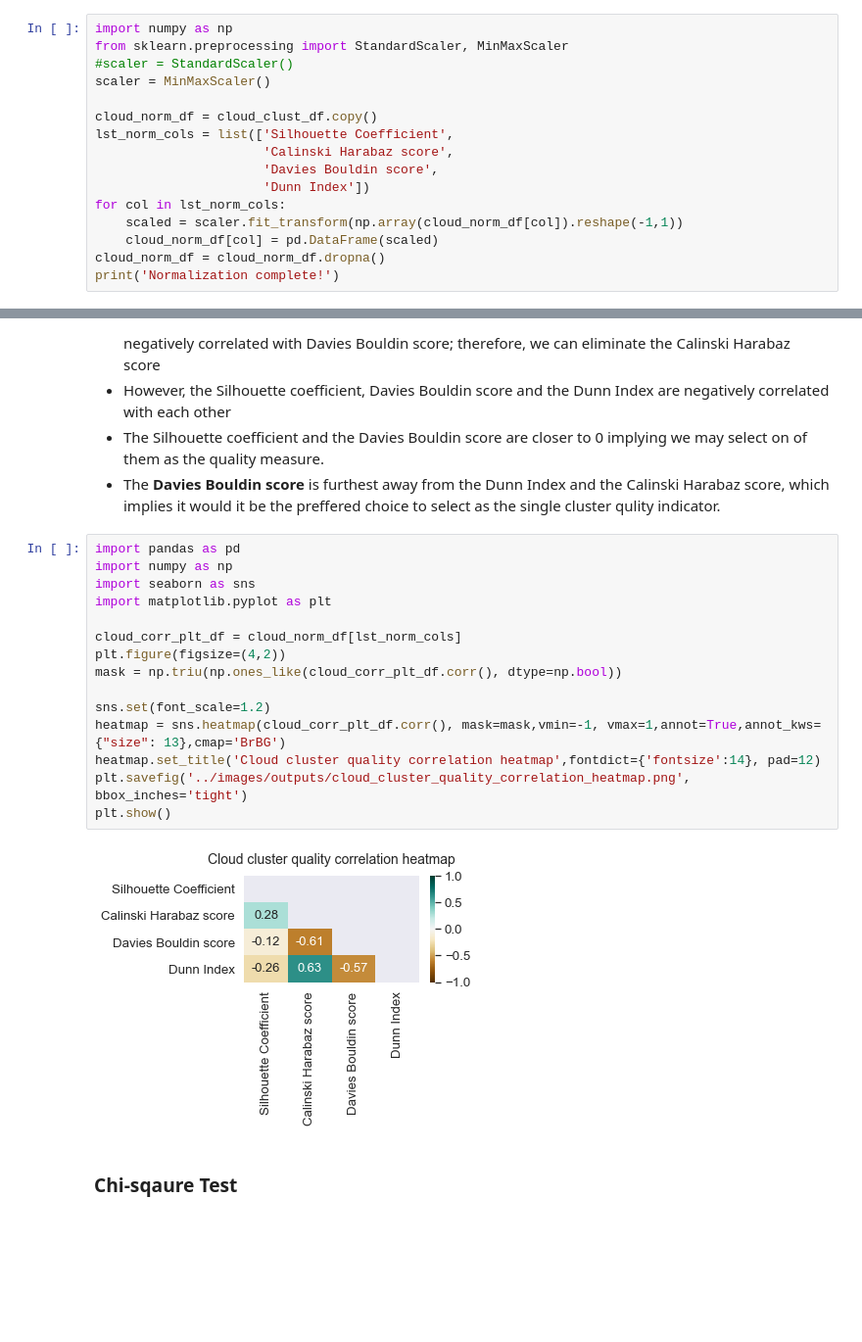
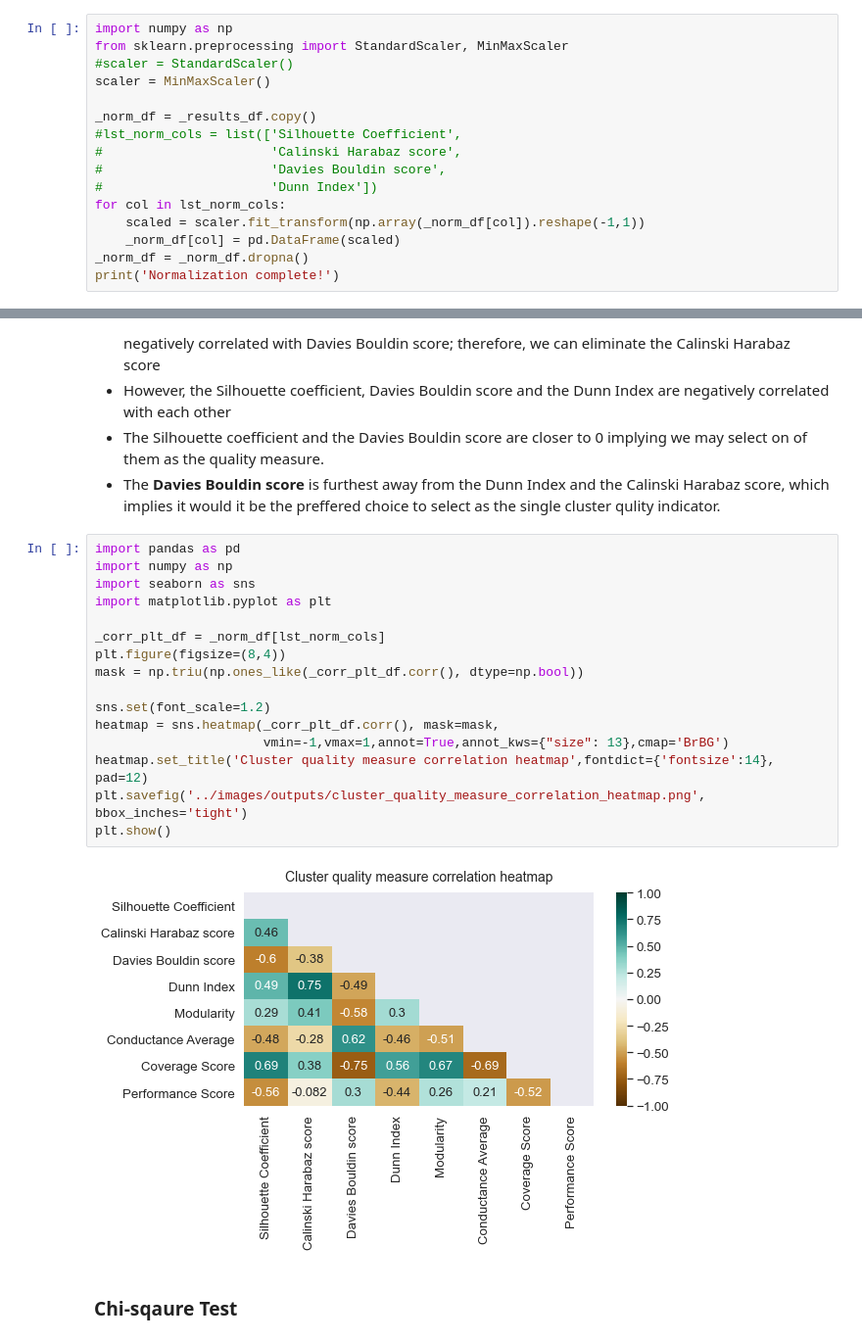
Before and after one commit to waidyanatha/quasar, a Jupyter notebook: experiments/1a_experiment_results_analysis.ipynb, the cells around one changed output, grey strips where cells are left out. Shown at 98% size. Cells and saved outputs as stored; diff of their text form; blank space fills up the shorter version.

Commit message:
cluster quality class complete for plotting all measures for all clustering sequences
Signed-off-by: Nuwan Waidyanatha <waidyanatha@gmail.com>

```diff
--- a/experiments/1a_experiment_results_analysis.ipynb
+++ b/experiments/1a_experiment_results_analysis.ipynb
@@ -202,15 +265,15 @@ from sklearn.preprocessing import StandardScaler, MinMaxScaler
 #scaler = StandardScaler()
 scaler = MinMaxScaler()
 
-cloud_norm_df = cloud_clust_df.copy()
-lst_norm_cols = list(['Silhouette Coefficient',
-                      'Calinski Harabaz score',
-                      'Davies Bouldin score',
-                      'Dunn Index'])
+_norm_df = _results_df.copy()
+#lst_norm_cols = list(['Silhouette Coefficient',
+#                      'Calinski Harabaz score',
+#                      'Davies Bouldin score',
+#                      'Dunn Index'])
 for col in lst_norm_cols:
-    scaled = scaler.fit_transform(np.array(cloud_norm_df[col]).reshape(-1,1))
-    cloud_norm_df[col] = pd.DataFrame(scaled)
-cloud_norm_df = cloud_norm_df.dropna()
+    scaled = scaler.fit_transform(np.array(_norm_df[col]).reshape(-1,1))
+    _norm_df[col] = pd.DataFrame(scaled)
+_norm_df = _norm_df.dropna()
 print('Normalization complete!')
 # %% [output]
 Normalization complete!
@@ -224,20 +287,21 @@ We [plot the correlation matrix](https://medium.com/@szabo.bibor/how-to-create-a
 # %%
 import pandas as pd
 import numpy as np
 import seaborn as sns
 import matplotlib.pyplot as plt
 
-cloud_corr_plt_df = cloud_norm_df[lst_norm_cols]
-plt.figure(figsize=(4,2))
-mask = np.triu(np.ones_like(cloud_corr_plt_df.corr(), dtype=np.bool))
+_corr_plt_df = _norm_df[lst_norm_cols]
+plt.figure(figsize=(8,4))
+mask = np.triu(np.ones_like(_corr_plt_df.corr(), dtype=np.bool))
 
 sns.set(font_scale=1.2)
-heatmap = sns.heatmap(cloud_corr_plt_df.corr(), mask=mask,vmin=-1, vmax=1,annot=True,annot_kws={"size": 13},cmap='BrBG')
-heatmap.set_title('Cloud cluster quality correlation heatmap',fontdict={'fontsize':14}, pad=12)
-plt.savefig('../images/outputs/cloud_cluster_quality_correlation_heatmap.png', bbox_inches='tight')
+heatmap = sns.heatmap(_corr_plt_df.corr(), mask=mask,
+                      vmin=-1,vmax=1,annot=True,annot_kws={"size": 13},cmap='BrBG')
+heatmap.set_title('Cluster quality measure correlation heatmap',fontdict={'fontsize':14}, pad=12)
+plt.savefig('../images/outputs/cluster_quality_measure_correlation_heatmap.png', bbox_inches='tight')
 plt.show()
 # %% [output]
-[figure, old version]
+[figure, new version]
 # %% [markdown]
 ### Chi-sqaure Test
 # %%
```
Also changed, not shown: parts of 25 cells of this notebook, 6 other files.
